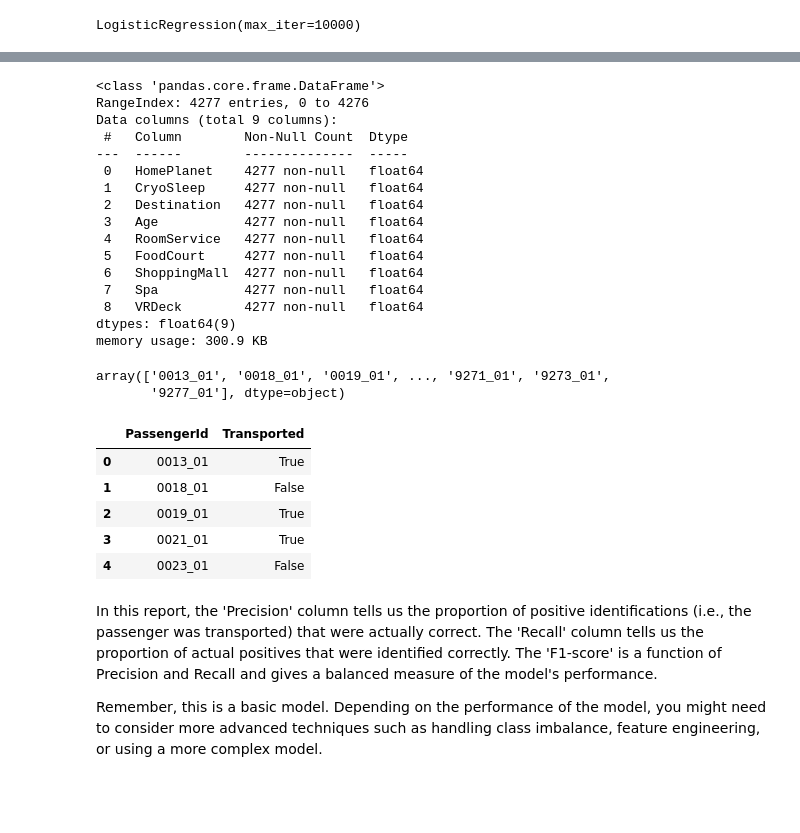
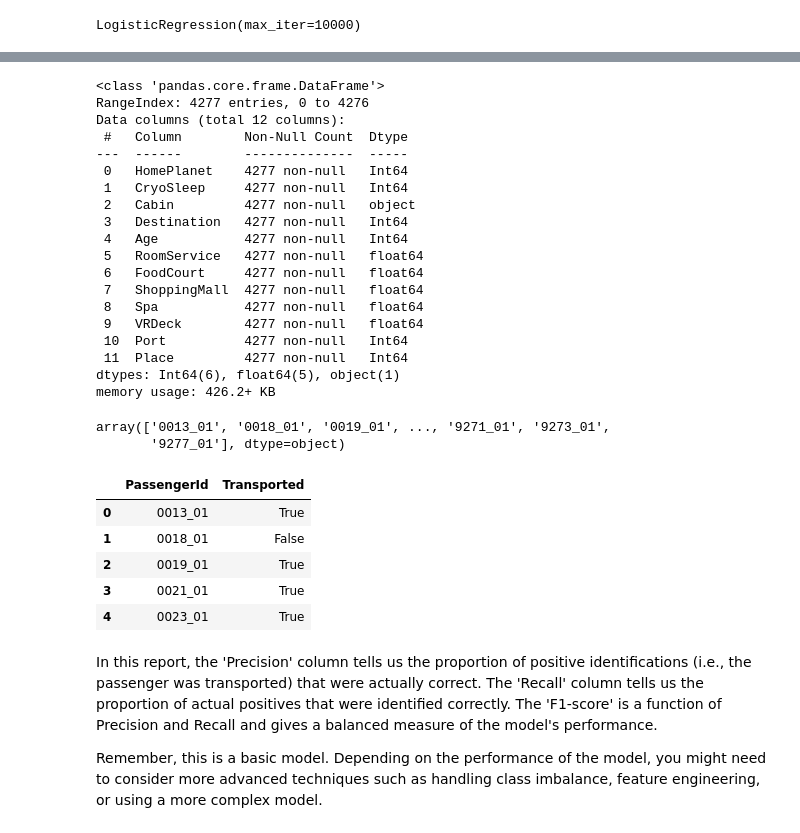
Before and after one commit to Sadeqsoli/SpaceTitanicSurvivors, a Jupyter notebook: spacetitanicsurvivors.ipynb, the cells around one changed output, grey strips where cells are left out. Saved outputs shown, nothing was run; the diff lists cells and outputs as text; code cells hidden in the pictures; blank space fills up the shorter version.

```diff
--- a/spacetitanicsurvivors.ipynb
+++ b/spacetitanicsurvivors.ipynb
@@ -402,3 +459,3 @@ df_test.head()
 # %%
-# df_test['Cabin'] = df_test['Cabin'].str.split('/').str[1]
-# df_test.head(1)
+df_test['Cabin'] = df_test['Cabin'].str.split('/').str[1]
+df_test.head(1)
@@ -406,6 +466,6 @@ df_test.head()
 # df_test['Aged'] = np.where(df_test.Age > 15, 1,0)
 # df_test.head(1)
 # %%
-df_test = df_test.drop(columns=['PassengerId','Cabin','VIP','Name'])
+df_test = df_test.drop(columns=['PassengerId','VIP','Name'])
 df_test.head(1)
 # %% [output]
@@ -422,0 +478,7 @@ df_test.head(1)
+# %%
+df_test[['HomePlanet', 'CryoSleep', 'Destination', 'Age', 'Port', 'Place']] = df_test[['HomePlanet', 'CryoSleep', 'Destination', 'Age', 'Port', 'Place']].astype('Int64')
+# df_test['Cabin'] = df_test['Cabin'].astype('Int64')
+# #print(len(cabinSet))
+# #sorted(cabinSet.astype('Int64'))
+df_test.head(1)
+df_test.info()
@@ -423,6 +505,9 @@ df_test.head(1)
 # %%
 df_test["HomePlanet"].fillna(df_test["HomePlanet"].mode()[0],inplace=True)
 df_test["CryoSleep"].fillna(df_test["CryoSleep"].mode()[0],inplace=True)
+df_test["Cabin"].fillna(df_test["Cabin"].mode()[0],inplace=True)
+df_test["Place"].fillna(df_test["Place"].mode()[0],inplace=True)
+df_test["Port"].fillna(df_test["Port"].mode()[0],inplace=True)
 df_test["Destination"].fillna(df_test["Destination"].mode()[0],inplace=True)
 df_test["Age"].fillna(int(df_test["Age"].mean()),inplace=True)
 df_test["RoomService"].fillna(df_test["RoomService"].mean(),inplace=True)
@@ -434,20 +519,23 @@ df_test.info()
 # %% [output]
 <class 'pandas.core.frame.DataFrame'>
 RangeIndex: 4277 entries, 0 to 4276
-Data columns (total 9 columns):
+Data columns (total 12 columns):
  #   Column        Non-Null Count  Dtype
 ---  ------        --------------  -----
- 0   HomePlanet    4277 non-null   float64
- 1   CryoSleep     4277 non-null   float64
- 2   Destination   4277 non-null   float64
- 3   Age           4277 non-null   float64
- 4   RoomService   4277 non-null   float64
- 5   FoodCourt     4277 non-null   float64
- 6   ShoppingMall  4277 non-null   float64
- 7   Spa           4277 non-null   float64
- 8   VRDeck        4277 non-null   float64
-dtypes: float64(9)
-memory usage: 300.9 KB
+ 0   HomePlanet    4277 non-null   Int64
+ 1   CryoSleep     4277 non-null   Int64
+ 2   Cabin         4277 non-null   object
+ 3   Destination   4277 non-null   Int64
+ 4   Age           4277 non-null   Int64
+ 5   RoomService   4277 non-null   float64
+ 6   FoodCourt     4277 non-null   float64
+ 7   ShoppingMall  4277 non-null   float64
+ 8   Spa           4277 non-null   float64
+ 9   VRDeck        4277 non-null   float64
+ 10  Port          4277 non-null   Int64
+ 11  Place         4277 non-null   Int64
+dtypes: Int64(6), float64(5), object(1)
+memory usage: 426.2+ KB
 # %%
  predictions = logmodel.predict(df_test)
 # %%
@@ -463,17 +551,17 @@ array(['0013_01', '0018_01', '0019_01', ..., '9271_01', '9273_01',
 # %%
 df_predictions = pd.DataFrame()
 df_predictions['PassengerId'] = pd.Series(ids_test.T.values)
 df_predictions['Transported'] = pd.Series(predictions)
 df_predictions.Transported = np.where(df_predictions.Transported==1,True,False)
-df_predictions.to_csv("3rdAttempt.csv", sep=',', index=False)
+df_predictions.to_csv("4thAttempt.csv", sep=',', index=False)
 df_predictions.head()
 # %% [output]
 |  | PassengerId | Transported |
 | 0 | 0013_01 | True |
 | 1 | 0018_01 | False |
 | 2 | 0019_01 | True |
 | 3 | 0021_01 | True |
-| 4 | 0023_01 | False |
+| 4 | 0023_01 | True |
 # %% [markdown]
 In this report, the 'Precision' column tells us the proportion of positive identifications (i.e., the passenger was transported) that were actually correct. The 'Recall' column tells us the proportion of actual positives that were identified correctly. The 'F1-score' is a function of Precision and Recall and gives a balanced measure of the model's performance.
 
```
Also changed, not shown: parts of 14 cells of this notebook.
